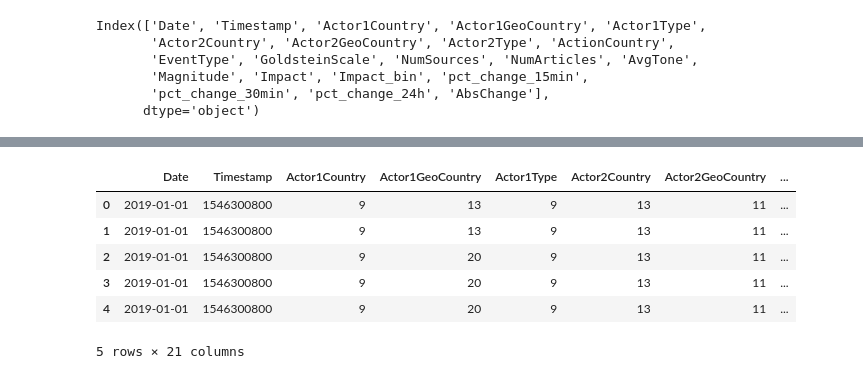
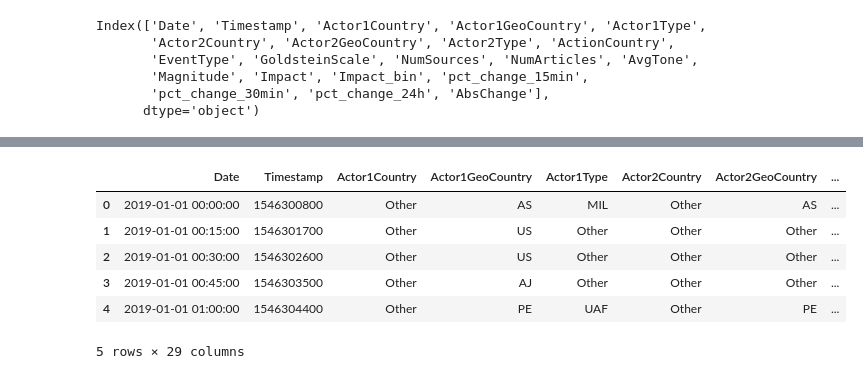
Before and after one commit to Ozzuke/GDELT-BTC, a Jupyter notebook: notebooks/07_encoding_data.ipynb, the cells around one changed output, grey strips where cells are left out. Cells and saved outputs as stored; diff of their text form; code cells hidden in the pictures.

```diff
--- a/notebooks/07_encoding_data.ipynb
+++ b/notebooks/07_encoding_data.ipynb
@@ -64,34 +64,34 @@ Actor2Type 9
 ActionCountry 9
 EventType 9
 Impact_bin 7
+# %%
+from sklearn.preprocessing import LabelEncoder, StandardScaler
+def prep_data(df,
+              catg_cols=('Actor1Country', 'Actor1GeoCountry', 'Actor1Type', 'Actor2Country', 'Actor2GeoCountry', 'Actor2Type', 'ActionCountry', 'EventType'),
+              num_cols=('AvgTone', 'GoldsteinScale', 'NumSources', 'NumArticles')):
+    encoders = {}
+    for catg_col in catg_cols:
+        encoders[catg_col] = LabelEncoder()
+        df[f'{catg_col}_enc'] = encoders[catg_col].fit_transform(df[catg_col])
+
+    num_cols = list(num_cols) + [f'{feature}_enc' for feature in catg_cols]
+    scaler = StandardScaler()
+    df[num_cols] = scaler.fit_transform(df[num_cols])
+
+    return df, encoders, scaler, num_cols
 # %%
-# label encode the categorical columns
-from sklearn.preprocessing import LabelEncoder
-
-columns_to_encode =['Actor1Country', 'Actor1GeoCountry', 'Actor1Type', 'Actor2Country', 'Actor2GeoCountry', 'Actor2Type', 'ActionCountry', 'EventType']
-merged_0q_encoded = merged_0q.copy()
-merged_50q_encoded = merged_50q.copy()
-merged_90q_encoded = merged_90q.copy()
-merged_99q_encoded = merged_99q.copy()
-le = LabelEncoder()
-
-# Combine all data for fitting the LabelEncoder
-combined_data = pd.concat([merged_0q, merged_50q, merged_90q, merged_99q])
-
-for col in columns_to_encode:
-    le.fit(combined_data[col])
-    merged_0q_encoded[col] = le.transform(merged_0q[col])
-    merged_50q_encoded[col] = le.transform(merged_50q[col])
-    merged_90q_encoded[col] = le.transform(merged_90q[col])
-    merged_99q_encoded[col] = le.transform(merged_99q[col])
+df_0q_encoded, encoders_0q, scaler_0q, num_cols_0q = prep_data(merged_0q)
+df_50q_encoded, encoders_50q, scaler_50q, num_cols_50q = prep_data(merged_50q)
+df_90q_encoded, encoders_90q, scaler_90q, num_cols_90q = prep_data(merged_90q)
+df_99q_encoded, encoders_99q, scaler_99q, num_cols_99q = prep_data(merged_99q)
 # %%
-merged_0q_encoded.head()
+df_0q_encoded.head()
 # %% [output]
 |  | Date | Timestamp | Actor1Country | Actor1GeoCountry | Actor1Type | Actor2Country | Actor2GeoCountry | ... |
-| 0 | 2019-01-01 | 1546300800 | 9 | 13 | 9 | 13 | 11 | ... |
-| 1 | 2019-01-01 | 1546300800 | 9 | 13 | 9 | 13 | 11 | ... |
-| 2 | 2019-01-01 | 1546300800 | 9 | 20 | 9 | 13 | 11 | ... |
-| 3 | 2019-01-01 | 1546300800 | 9 | 20 | 9 | 13 | 11 | ... |
-| 4 | 2019-01-01 | 1546300800 | 9 | 20 | 9 | 13 | 11 | ... |
+| 0 | 2019-01-01 00:00:00 | 1546300800 | Other | AS | MIL | Other | AS | ... |
+| 1 | 2019-01-01 00:15:00 | 1546301700 | Other | US | Other | Other | Other | ... |
+| 2 | 2019-01-01 00:30:00 | 1546302600 | Other | US | Other | Other | Other | ... |
+| 3 | 2019-01-01 00:45:00 | 1546303500 | Other | AJ | Other | Other | Other | ... |
+| 4 | 2019-01-01 01:00:00 | 1546304400 | Other | PE | UAF | Other | PE | ... |
-5 rows × 21 columns
+5 rows × 29 columns
 # %%
```
Also changed, not shown: parts of 7 cells of this notebook, 1 other file.
